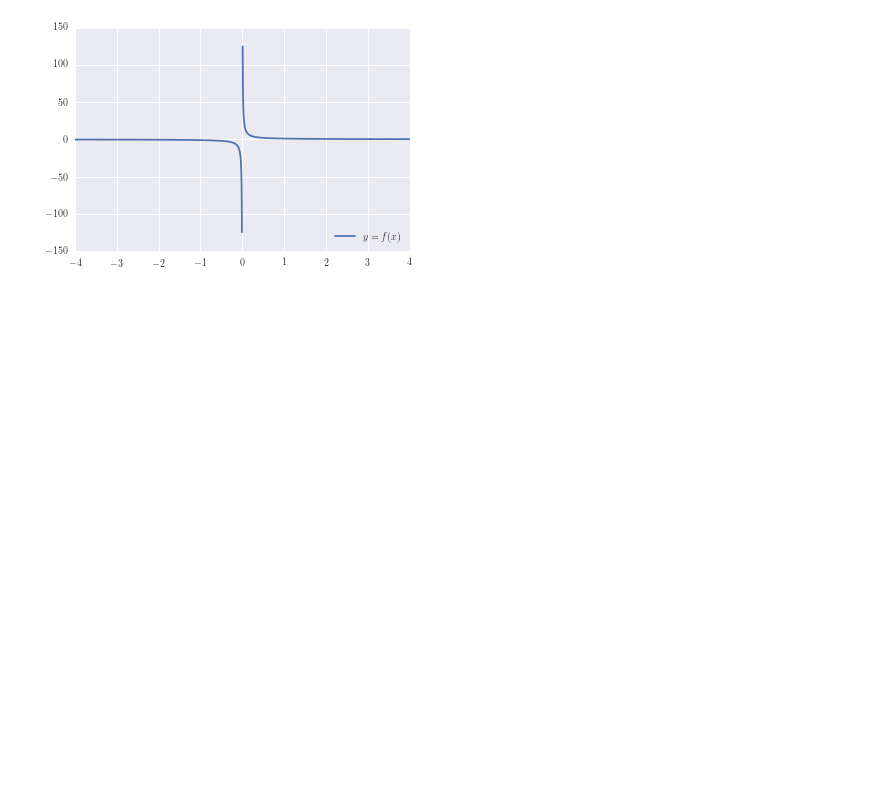
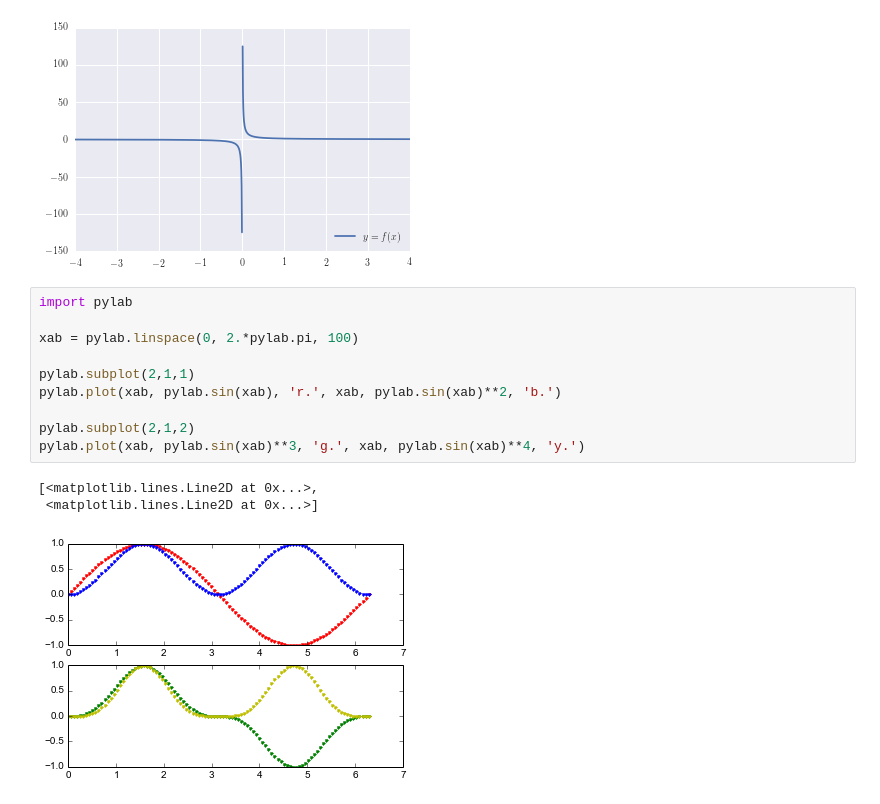
Before and after one commit to temcom/ipython, a Jupyter notebook: Test_First_Try.ipynb, the cells around one changed output. Saved outputs shown, nothing was run; the diff lists cells and outputs as text; blank space fills up the shorter version.

Commit message:
adding subplot and image

```diff
--- a/Test_First_Try.ipynb
+++ b/Test_First_Try.ipynb
@@ -816,3 +816,17 @@ pylab.legend(loc='lower right')
 pylab.show()
 # %% [output]
 [figure]
+# %%
+import pylab
+
+xab = pylab.linspace(0, 2.*pylab.pi, 100)
+
+pylab.subplot(2,1,1)
+pylab.plot(xab, pylab.sin(xab), 'r.', xab, pylab.sin(xab)**2, 'b.')
+
+pylab.subplot(2,1,2)
+pylab.plot(xab, pylab.sin(xab)**3, 'g.', xab, pylab.sin(xab)**4, 'y.')
+# %% [output]
+[<matplotlib.lines.Line2D at 0x...>,
+ <matplotlib.lines.Line2D at 0x...>]
+[figure, added]
```
Also changed, not shown: parts of 2 cells of this notebook.
